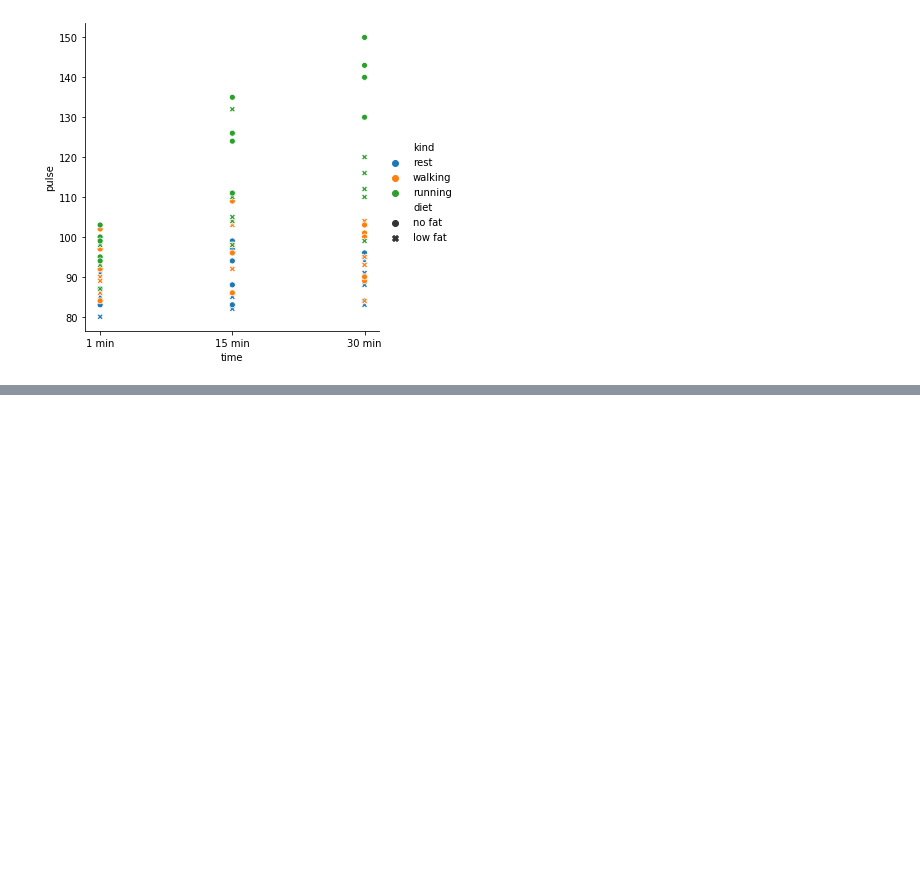
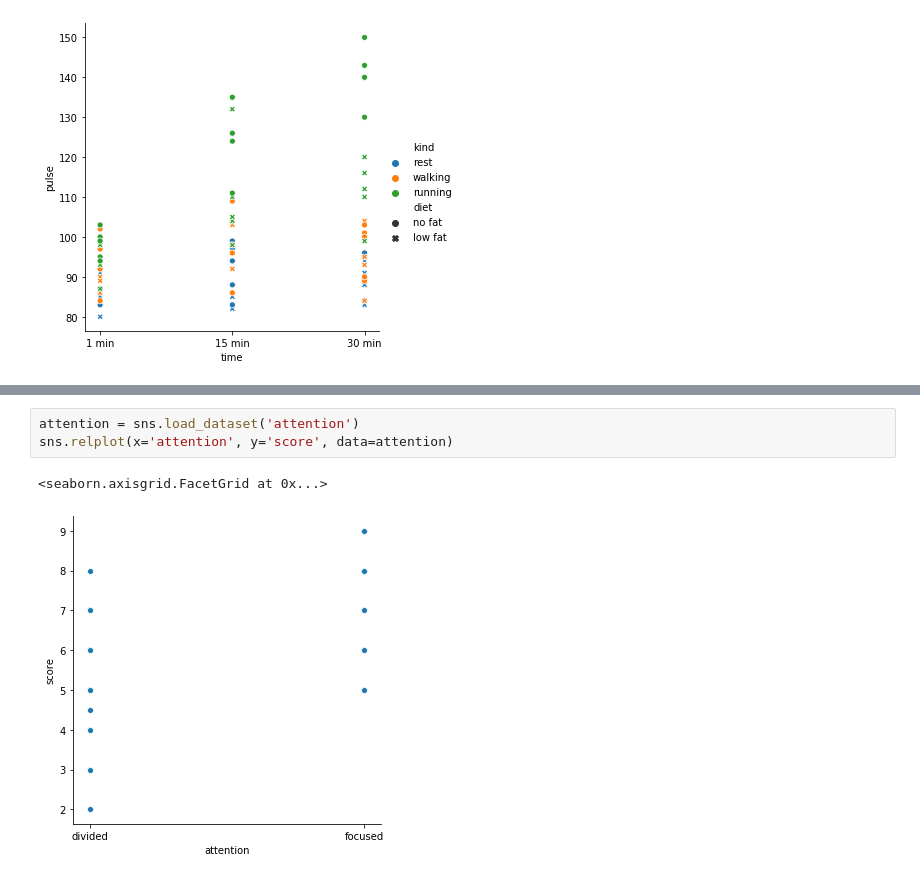
Before and after one commit to Taslack/Thinkful, a Jupyter notebook: Module 13/Checkpoint 2/Plotting.ipynb, the cells around one changed output, grey strips where cells are left out. Drawn from its saved outputs; the diff is of its cells as text; blank space fills up the shorter version.

```diff
--- a/Module 13/Checkpoint 2/Plotting.ipynb
+++ b/Module 13/Checkpoint 2/Plotting.ipynb
@@ -68,0 +65,6 @@ sns.relplot(x='time', y='pulse', hue='kind', style='diet', data=exercise)
+# %%
+attention = sns.load_dataset('attention')
+sns.relplot(x='attention', y='score', data=attention)
+# %% [output]
+<seaborn.axisgrid.FacetGrid at 0x...>
+[figure, added]
```
Also changed, not shown: parts of 12 cells of this notebook, 3 other files.
